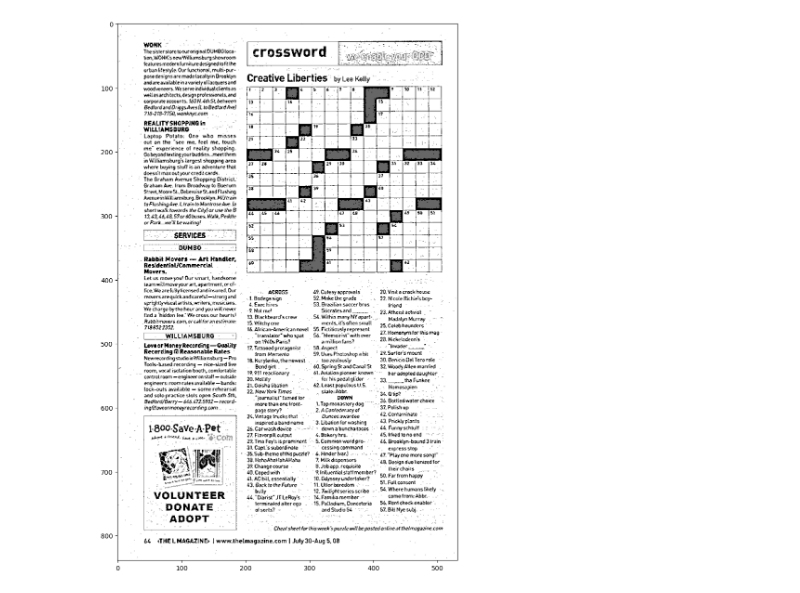
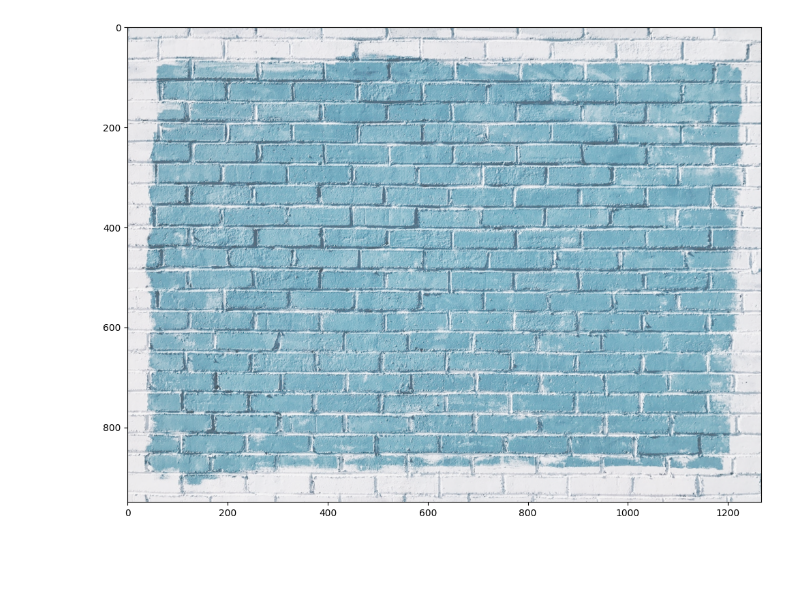
Before and after one commit to aakashapjGM/MyProgrammingSpace, a Jupyter notebook: ComputerVisionWithPython/000-MyPractice/02_ThresholdingBluring&Smoothing.ipynb, the cells around one changed output. Cells and saved outputs as stored; diff of their text form; code cells hidden in the pictures; blank space fills up the shorter version.

```diff
--- a/ComputerVisionWithPython/000-MyPractice/02_ThresholdingBluring&Smoothing.ipynb
+++ b/ComputerVisionWithPython/000-MyPractice/02_ThresholdingBluring&Smoothing.ipynb
@@ -25,5 +39,7 @@ showImg(adaptTh)
-# %%
-blendThresh = cv.addWeighted(src1=binayTh, alpha=0.6, src2=adaptTh, beta=0.4, gamma=0 )
-showImg(blendThresh)
-# %% [output]
-[figure, removed]
+# %%
+img = load_img("../DATA/bricks.jpg")
+gamma = 1/2
+gammaImage = np.power(img, gamma)
+show_img(gammaImage)
+# %% [output]
+[figure, added]
```
Also changed, not shown: parts of 6 cells of this notebook.
